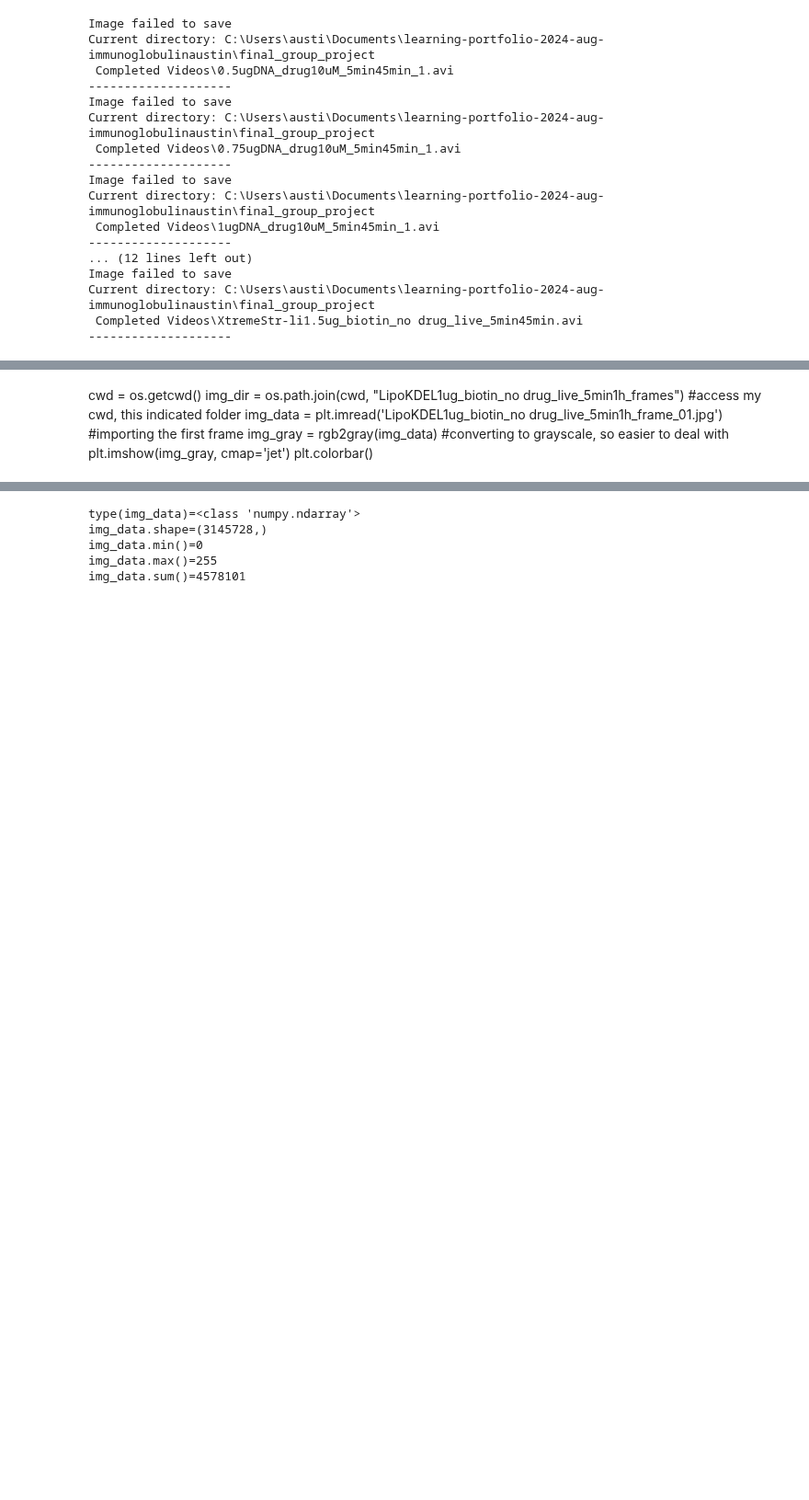
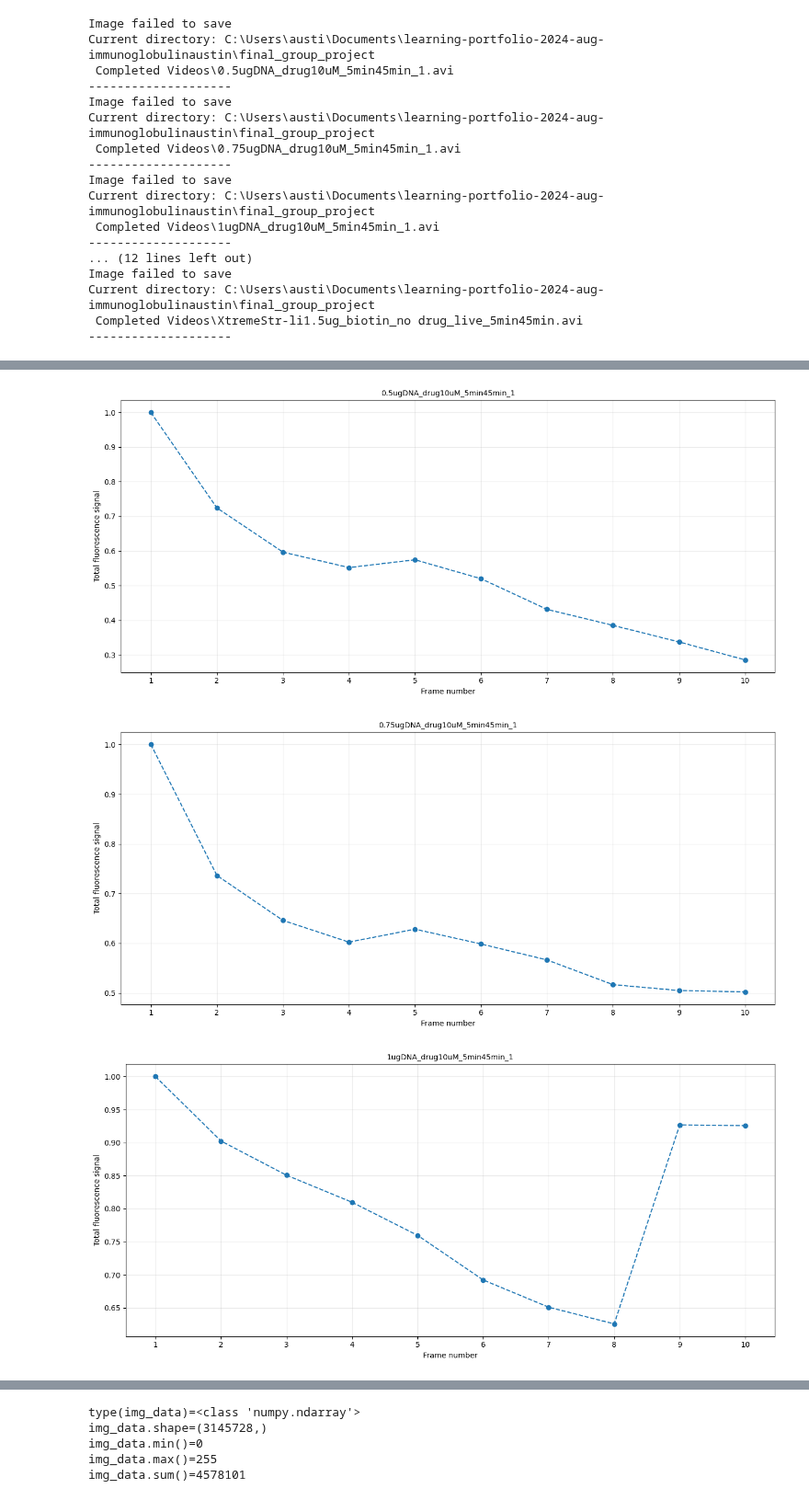
Before and after one commit to SPS-SP2273/learning-portfolio-2024-aug-immunoglobulinaustin, a Jupyter notebook: final_group_project/final_group_project.ipynb, the cells around one changed output, grey strips where cells are left out. Shown at 92% size. Drawn from its saved outputs; the diff is of its cells as text; code cells hidden in the pictures; blank space fills up the shorter version.

Commit message:
Solved the functions part

```diff
--- a/final_group_project/final_group_project.ipynb
+++ b/final_group_project/final_group_project.ipynb
@@ -146,7 +121,49 @@ TypeError: Image data of dtype <U51 cannot be converted to float
-# %% [markdown]
-cwd = os.getcwd()
-img_dir = os.path.join(cwd, "LipoKDEL1ug_biotin_no drug_live_5min1h_frames") #access my cwd, this indicated folder
-img_data = plt.imread('LipoKDEL1ug_biotin_no drug_live_5min1h_frame_01.jpg') #importing the first frame
-img_gray = rgb2gray(img_data) #converting to grayscale, so easier to deal with
-plt.imshow(img_gray, cmap='jet')
-plt.colorbar()
+# %%
+cwd = os.getcwd() #getting current working directory
+
+temp = glob.glob(os.path.join(cwd, 'Videos', '*'))
+video_folders = [file for file in temp if not file.endswith(".avi")] #list comprehension bro
+
+def singular_video(folder_path): #creating a function called singular_video
+    total_fluorescence = []
+    subdir_path = os.path.join(cwd, 'Videos', folder_path) #create path to directory in the iteration
+
+    if os.path.isdir(subdir_path): #checking if subdirectory path exist
+        for img in os.listdir(subdir_path):
+            img_path = os.path.join(subdir_path, img)
+            if img.lower().endswith(('.jpg')): #filter for only .jpg files
+                a=plt.imread(img_path)
+                img_gray = rgb2gray(a)
+                total_fluorescence.append(img_gray.sum())
+
+    else:
+        print(f'Subdirectory {video_folders} not found')
+    return total_fluorescence
+
+
+def histogrammer(video1, i):
+    video1_normalise = video1/max(video1)
+    name = os.path.split(video_folders[i])
+    x = range(1, len(video1)+1)
+
+    #plotting segment
+    plt.figure(figsize = (13, 6)) #setting the figure size, has to be before plt.plot
+    plt.plot(x, video1_normalise, linestyle = 'dashed', marker = 'o') #marker is the data point, marked as circle.
+
+    #Labels & aesthetics
+    plt.xticks(x) #this makes it show every tick in X axis
+    plt.xlabel('Frame number', fontsize = 10)
+    plt.ylabel('Total fluorescence signal', fontsize = 10)
+    plt.grid(alpha = .25)
+    plt.title(name[1], fontsize = 10)
+
+    plt.tight_layout() #trying out
+    plt.show()
+
+for i, folder in enumerate(video_folders):
+    video1 = singular_video(folder)
+    histogrammer(video1, i)
+# %% [output]
+[figure, added]
+[figure, added]
+[figure, added]
```
Also changed, not shown: parts of 3 cells of this notebook.
